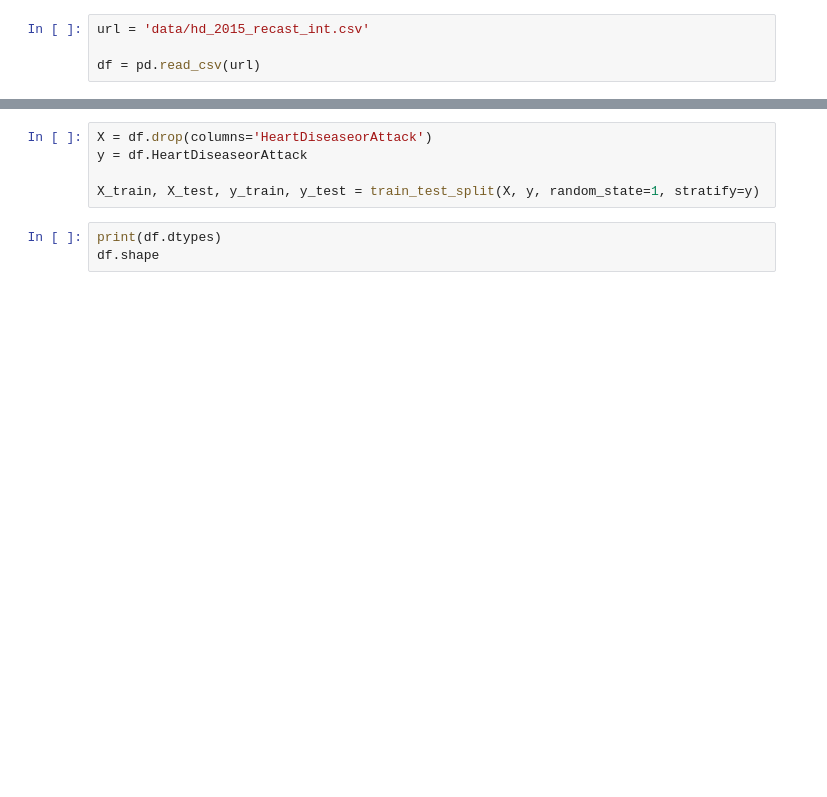
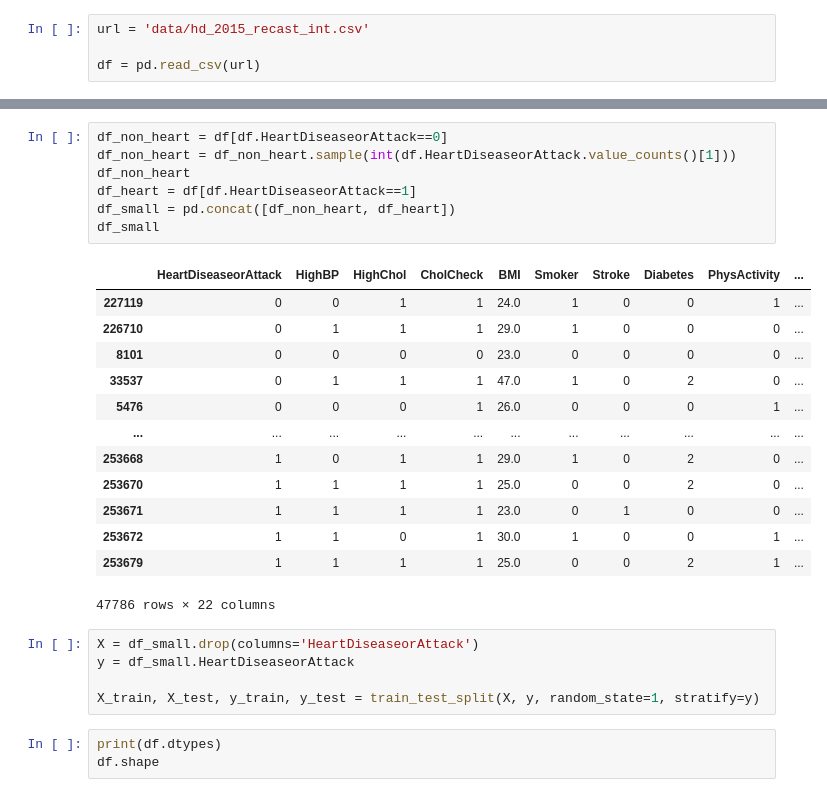
Before and after one commit to ejohnmedina/dsi-project-4, a Jupyter notebook: john-models-recast_df.ipynb, the cells around one changed output, grey strips where cells are left out. Saved outputs shown, nothing was run; the diff lists cells and outputs as text; blank space fills up the shorter version.

```diff
--- a/john-models-recast_df.ipynb
+++ b/john-models-recast_df.ipynb
@@ -223,6 +231,27 @@ df.head()
+# %%
+df_non_heart = df[df.HeartDiseaseorAttack==0]
+df_non_heart = df_non_heart.sample(int(df.HeartDiseaseorAttack.value_counts()[1]))
+df_non_heart
+df_heart = df[df.HeartDiseaseorAttack==1]
+df_small = pd.concat([df_non_heart, df_heart])
+df_small
+# %% [output]
+|  | HeartDiseaseorAttack | HighBP | HighChol | CholCheck | BMI | Smoker | Stroke | Diabetes | PhysActivity | ... |
+| 227119 | 0 | 0 | 1 | 1 | 24.0 | 1 | 0 | 0 | 1 | ... |
+| 226710 | 0 | 1 | 1 | 1 | 29.0 | 1 | 0 | 0 | 0 | ... |
+| 8101 | 0 | 0 | 0 | 0 | 23.0 | 0 | 0 | 0 | 0 | ... |
+| 33537 | 0 | 1 | 1 | 1 | 47.0 | 1 | 0 | 2 | 0 | ... |
+| 5476 | 0 | 0 | 0 | 1 | 26.0 | 0 | 0 | 0 | 1 | ... |
+| ... | ... | ... | ... | ... | ... | ... | ... | ... | ... | ... |
+| 253668 | 1 | 0 | 1 | 1 | 29.0 | 1 | 0 | 2 | 0 | ... |
+| 253670 | 1 | 1 | 1 | 1 | 25.0 | 0 | 0 | 2 | 0 | ... |
+| 253671 | 1 | 1 | 1 | 1 | 23.0 | 0 | 1 | 0 | 0 | ... |
+| 253672 | 1 | 1 | 0 | 1 | 30.0 | 1 | 0 | 0 | 1 | ... |
+| 253679 | 1 | 1 | 1 | 1 | 25.0 | 0 | 0 | 2 | 1 | ... |
+47786 rows × 22 columns
 # %%
-X = df.drop(columns='HeartDiseaseorAttack')
-y = df.HeartDiseaseorAttack
+X = df_small.drop(columns='HeartDiseaseorAttack')
+y = df_small.HeartDiseaseorAttack
 
 X_train, X_test, y_train, y_test = train_test_split(X, y, random_state=1, stratify=y)
 # %%
```
Also changed, not shown: parts of 10 cells of this notebook.
